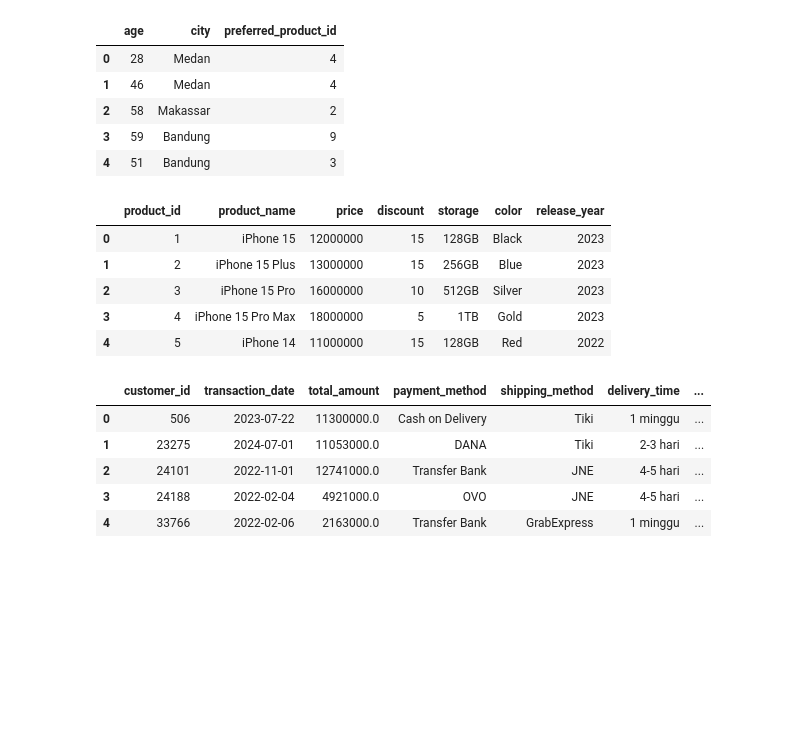
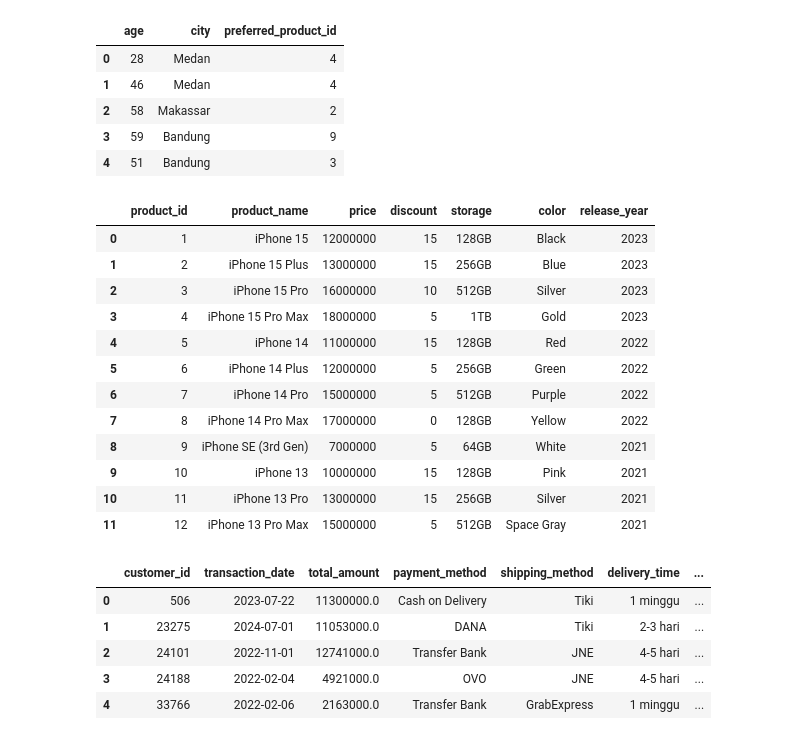
Before and after one commit to WildanFadhilNazaruddin/Belajar-Machine-Learning-Dasar, a Jupyter notebook: Machine Learning Prediction Iphone Indonesia/clustering.ipynb/latihan.ipynb, the cells around one changed output. Saved outputs shown, nothing was run; the diff lists cells and outputs as text; code cells hidden in the pictures; blank space fills up the shorter version.

Commit message:
feat/Data-loading1.1/Data-loading/analisa data

```diff
--- a/Machine Learning Prediction Iphone Indonesia/clustering.ipynb/latihan.ipynb
+++ b/Machine Learning Prediction Iphone Indonesia/clustering.ipynb/latihan.ipynb
@@ -175,16 +175,20 @@ customer_df.head()
 # %%
 # Hapus kolom yang tidak relevan
 product_df = product.drop([ 'category', 'description', 'brand', 'years_since_release','preferred_product_id','sales_factor'], axis=1)
-
-# Menampilkan data setelah pembersihan
-product_df.head()
 # %% [output]
 |  | product_id | product_name | price | discount | storage | color | release_year |
 | 0 | 1 | iPhone 15 | 12000000 | 15 | 128GB | Black | 2023 |
 | 1 | 2 | iPhone 15 Plus | 13000000 | 15 | 256GB | Blue | 2023 |
 | 2 | 3 | iPhone 15 Pro | 16000000 | 10 | 512GB | Silver | 2023 |
 | 3 | 4 | iPhone 15 Pro Max | 18000000 | 5 | 1TB | Gold | 2023 |
 | 4 | 5 | iPhone 14 | 11000000 | 15 | 128GB | Red | 2022 |
+| 5 | 6 | iPhone 14 Plus | 12000000 | 5 | 256GB | Green | 2022 |
+| 6 | 7 | iPhone 14 Pro | 15000000 | 5 | 512GB | Purple | 2022 |
+| 7 | 8 | iPhone 14 Pro Max | 17000000 | 0 | 128GB | Yellow | 2022 |
+| 8 | 9 | iPhone SE (3rd Gen) | 7000000 | 5 | 64GB | White | 2021 |
+| 9 | 10 | iPhone 13 | 10000000 | 15 | 128GB | Pink | 2021 |
+| 10 | 11 | iPhone 13 Pro | 13000000 | 15 | 256GB | Silver | 2021 |
+| 11 | 12 | iPhone 13 Pro Max | 15000000 | 5 | 512GB | Space Gray | 2021 |
 # %%
 # Menghapus kolom 'transaction_id' dari dataset
 transaction_df = transaction.drop(columns=['transaction_id'])
```
Also changed, not shown: parts of 6 cells of this notebook.
